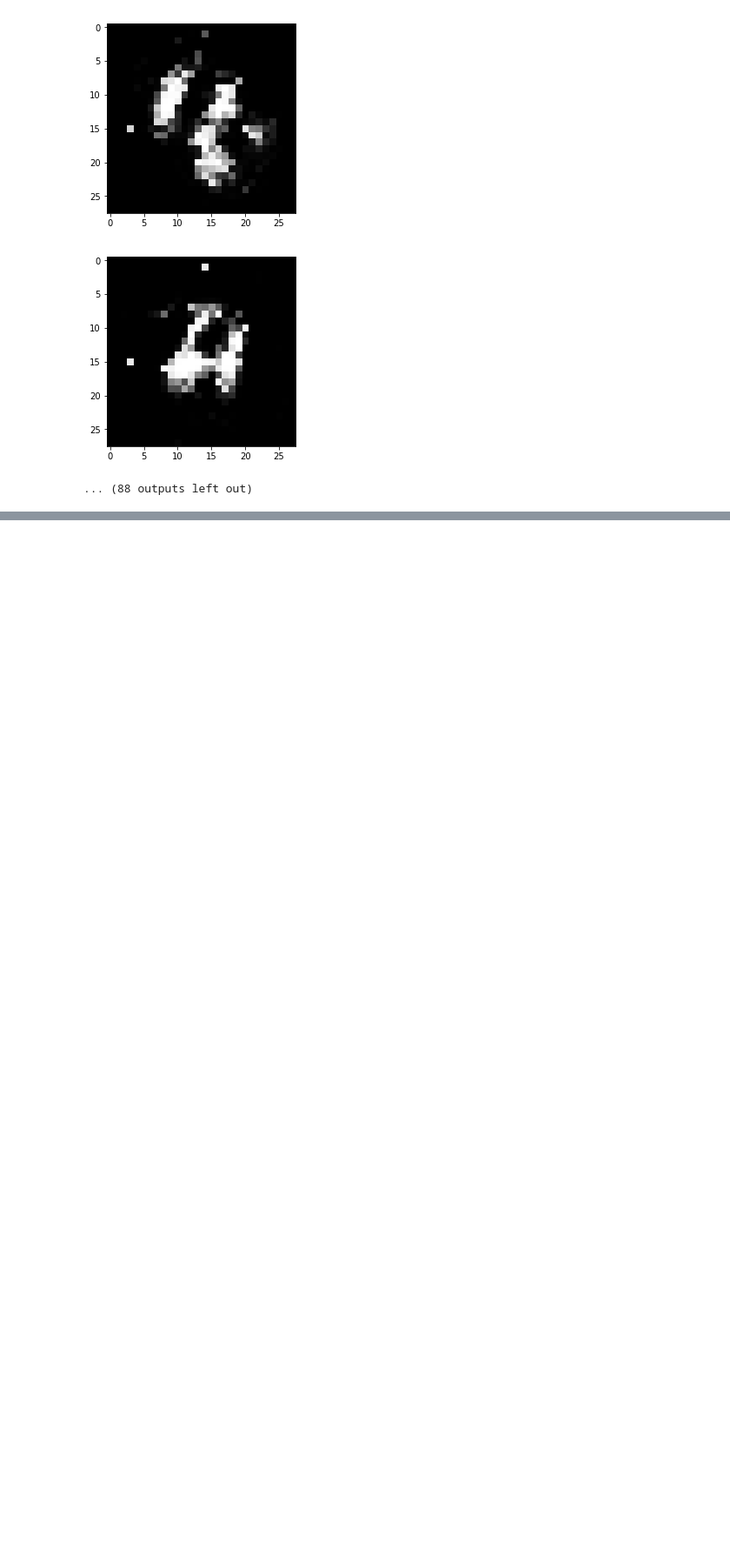
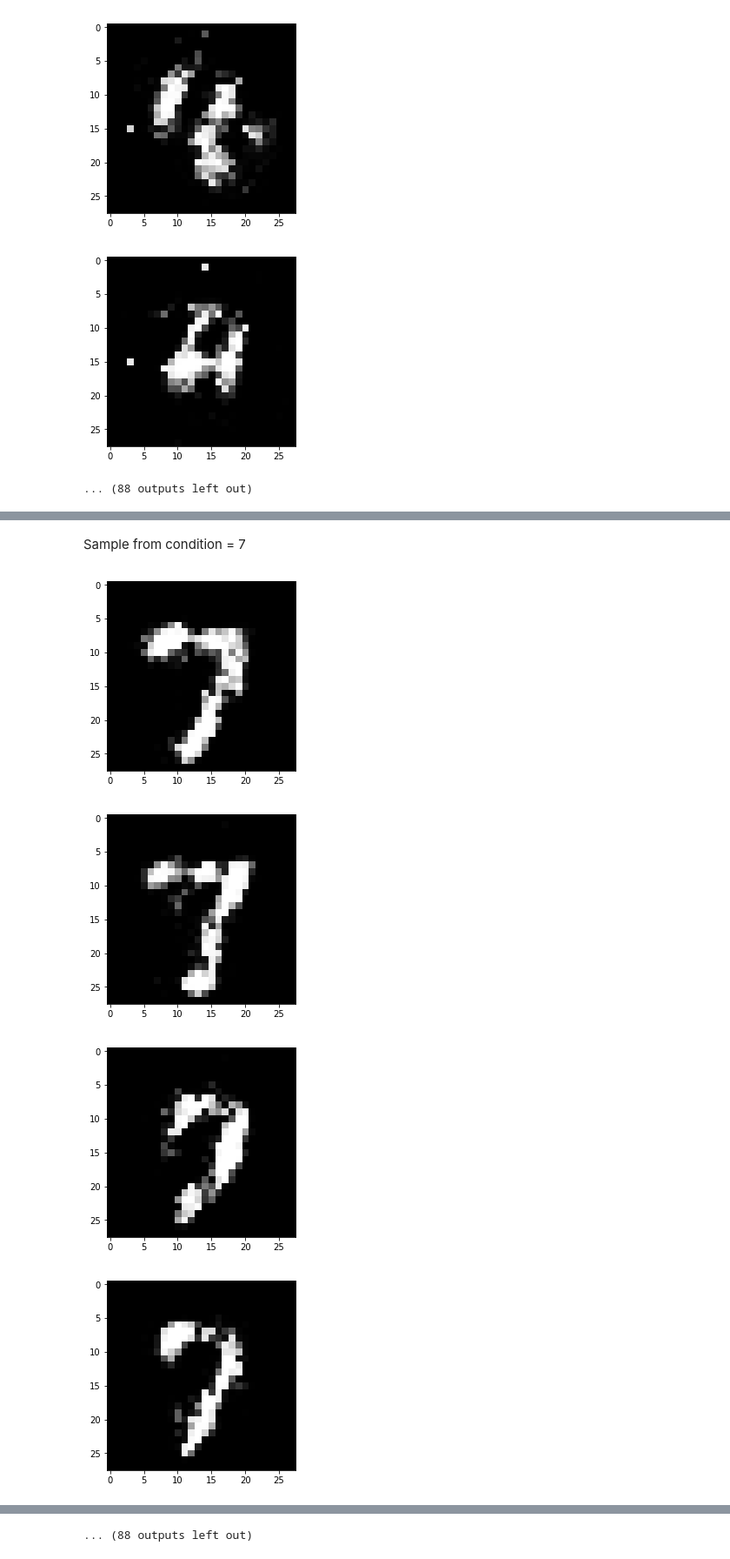
Before and after one commit to zhenlan0426/GAN, a Jupyter notebook: GAN.ipynb, the cells around one changed output, grey strips where cells are left out. Shown at 87% size. Cells and saved outputs as stored; diff of their text form; code cells hidden in the pictures; blank space fills up the shorter version.

```diff
--- a/GAN.ipynb
+++ b/GAN.ipynb
@@ -304 +308,16 @@ for s in X_sample:
 ... (88 outputs left out)
+# %% [markdown]
+Sample from condition = 7
+# %%
+temp = np.zeros((100,10))
+temp[:,7] = 1
+X_sample = gan.sample(temp)
+# %%
+for s in X_sample:
+    plt.imshow(np.reshape(s,(28,28)),cmap='gray')
+    plt.show()
+# %% [output]
+[figure, added]
+[figure, added]
+[figure, added]
+[figure, added]
@@ -304,0 +332 @@ for s in X_sample:
+... (88 outputs left out)
```
Also changed, not shown: parts of 8 cells of this notebook.
